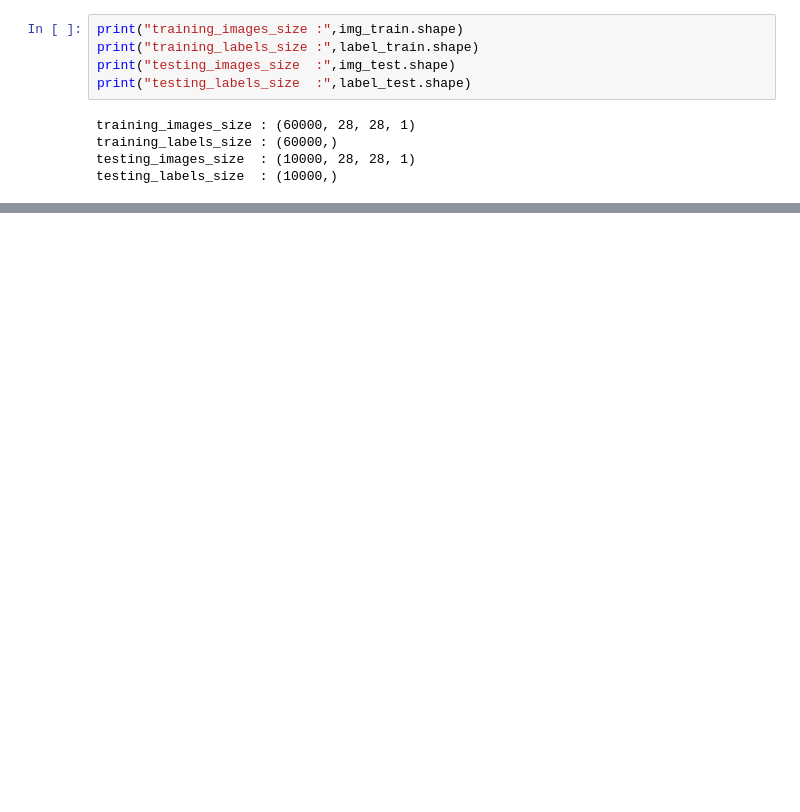
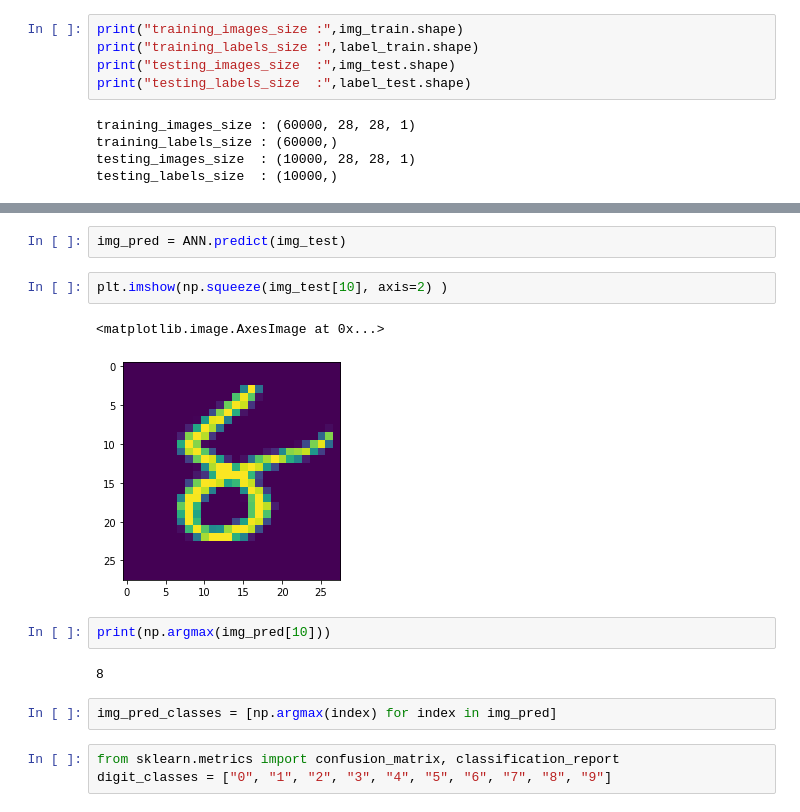
Before and after one commit to HareeshVutla/Deeplearning, a Jupyter notebook: hand_written_digits.ipynb, the cells around one changed output, grey strips where cells are left out. Drawn from its saved outputs; the diff is of its cells as text; blank space fills up the shorter version.

```diff
--- a/hand_written_digits.ipynb
+++ b/hand_written_digits.ipynb
@@ -31,0 +84,16 @@ plt.imshow(img_train[0])
+# %%
+img_pred = ANN.predict(img_test)
+# %%
+plt.imshow(np.squeeze(img_test[10], axis=2) )
+# %% [output]
+<matplotlib.image.AxesImage at 0x...>
+[figure, added]
+# %%
+print(np.argmax(img_pred[10]))
+# %% [output]
+8
+# %%
+img_pred_classes = [np.argmax(index) for index in img_pred]
+# %%
+from sklearn.metrics import confusion_matrix, classification_report
+digit_classes = ["0", "1", "2", "3", "4", "5", "6", "7", "8", "9"]
```
Also changed, not shown: parts of 20 cells of this notebook.
